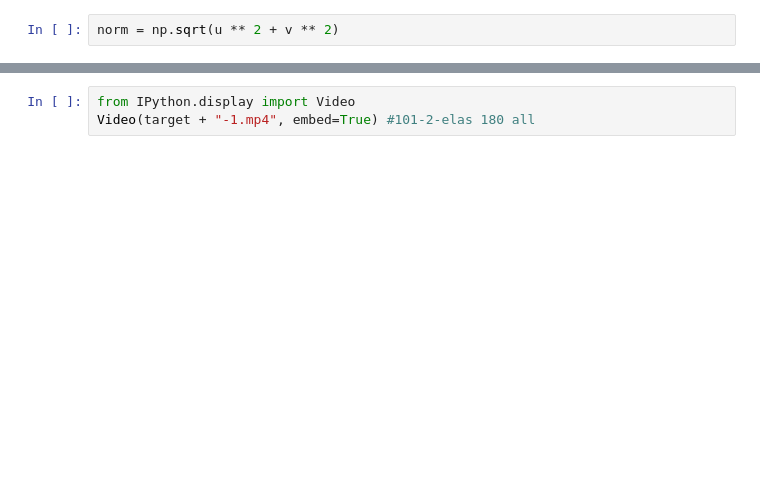
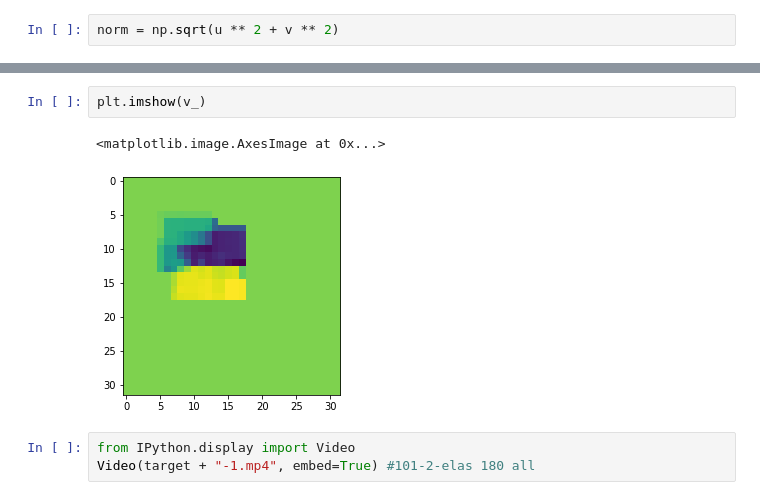
Before and after one commit to mlmed/gifsplanation, a Jupyter notebook: ae-test-clean.ipynb, the cells around one changed output, grey strips where cells are left out. Cells and saved outputs as stored; diff of their text form; blank space fills up the shorter version.

```diff
--- a/ae-test-clean.ipynb
+++ b/ae-test-clean.ipynb
@@ -1107,3 +1137,8 @@ plt.axis('off');
+# %%
+plt.imshow(v_)
+# %% [output]
+<matplotlib.image.AxesImage at 0x...>
+[figure, added]
 # %%
 from IPython.display import Video
 Video(target + "-1.mp4", embed=True) #101-2-elas 180 all
```
Also changed, not shown: parts of 14 cells of this notebook, 3 other files.
